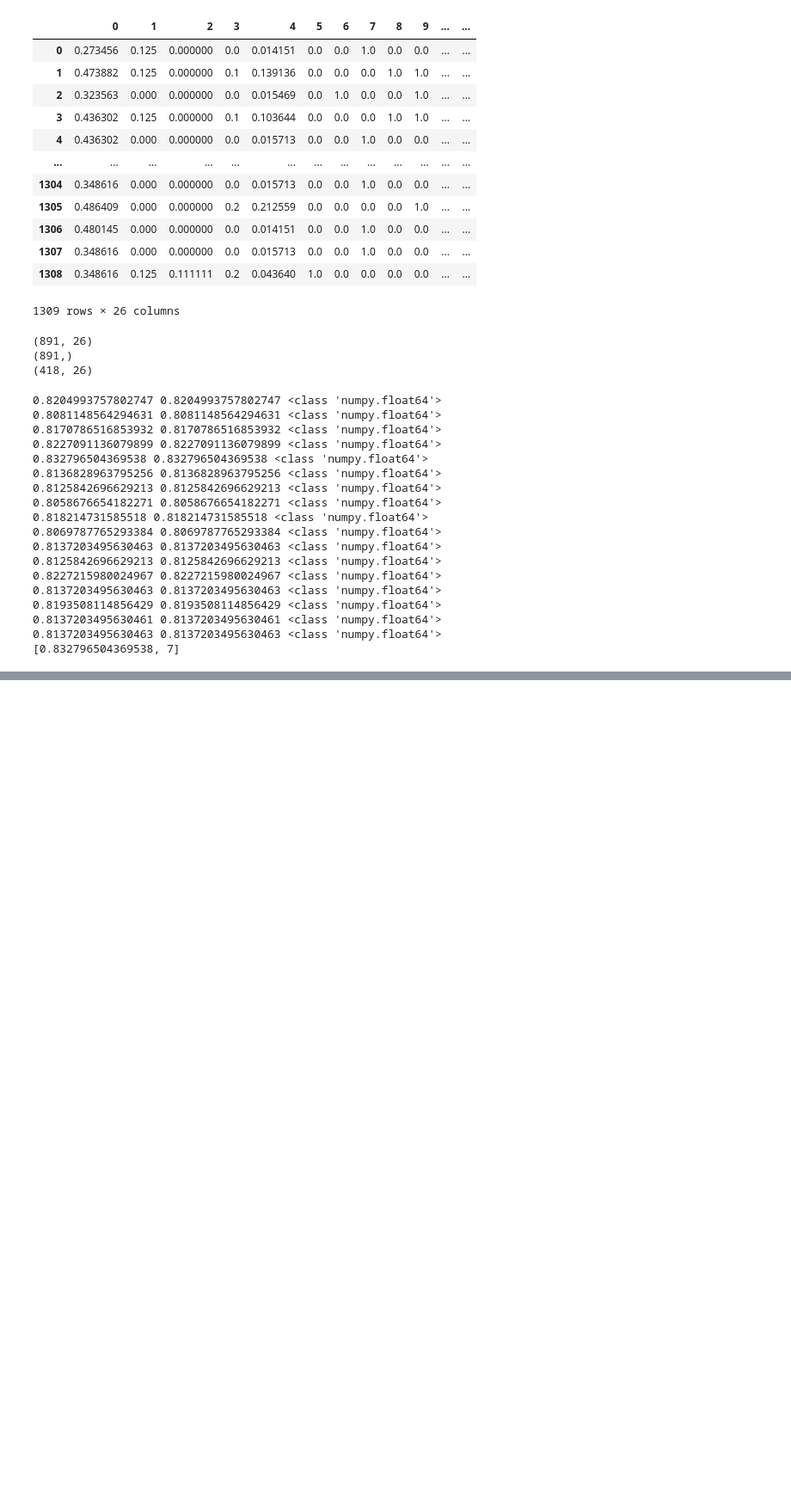
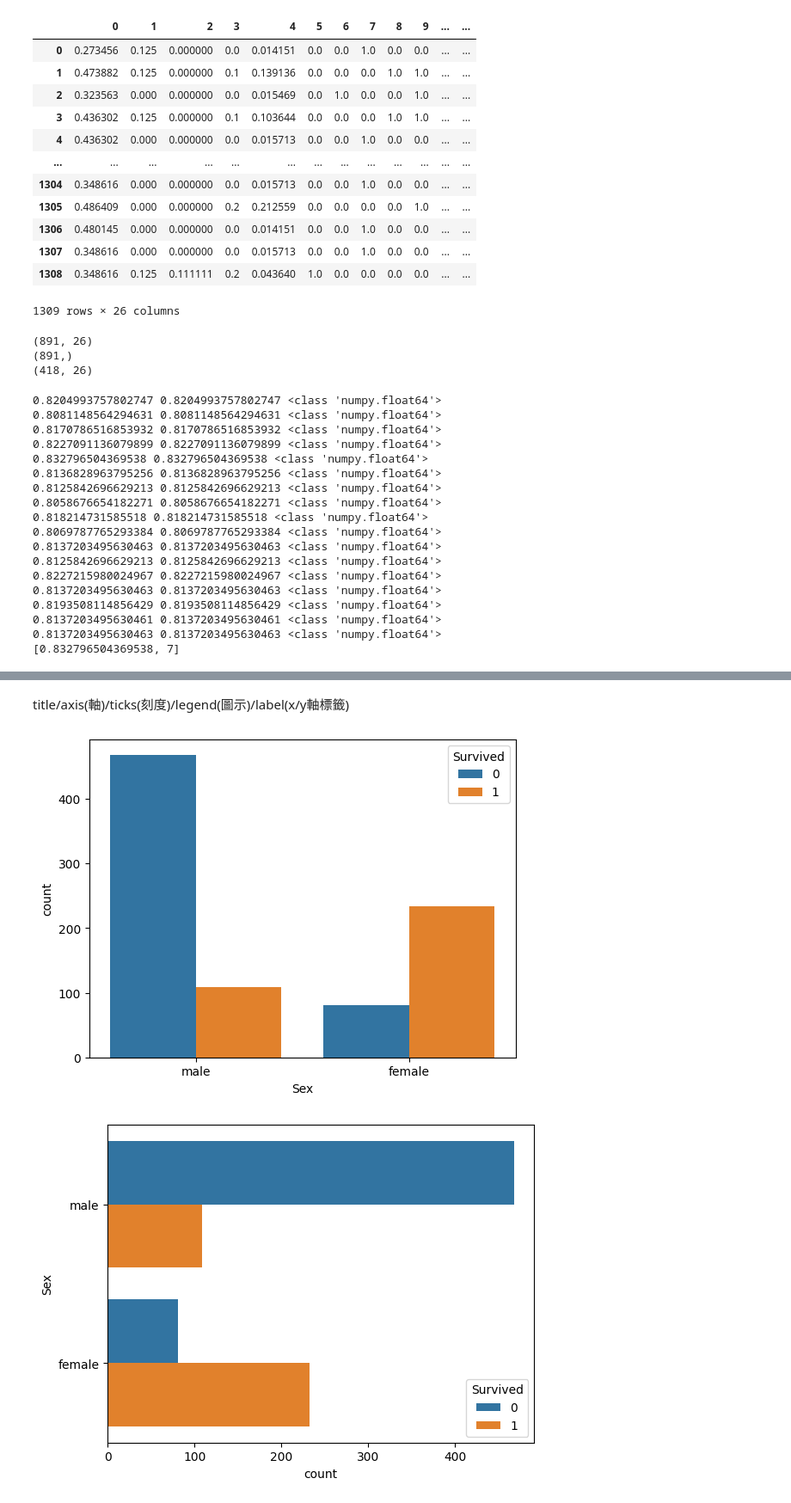
Before and after one commit to Howl06/practice, a Jupyter notebook: new_titanic.ipynb, the cells around one changed output, grey strips where cells are left out. Shown at 86% size. Drawn from its saved outputs; the diff is of its cells as text; code cells hidden in the pictures; blank space fills up the shorter version.

```diff
--- a/new_titanic.ipynb
+++ b/new_titanic.ipynb
@@ -323,0 +383,12 @@ pd.DataFrame({"PassengerId": testdf["PassengerId"],
+# %% [markdown]
+title/axis(軸)/ticks(刻度)/legend(圖示)/label(x/y軸標籤)
+# %%
+sns.countplot(data=traindf, x="Sex", hue="Survived")
+plt.show()
+sns.countplot(data=traindf, y="Sex", hue="Survived")
+plt.show()
+sns.histplot(data=traindf, y="Fare", hue="Survived", bins=10)
+plt.show()
+# %% [output]
+[figure, added]
+[figure, added]
```
Also changed, not shown: parts of 17 cells of this notebook.
